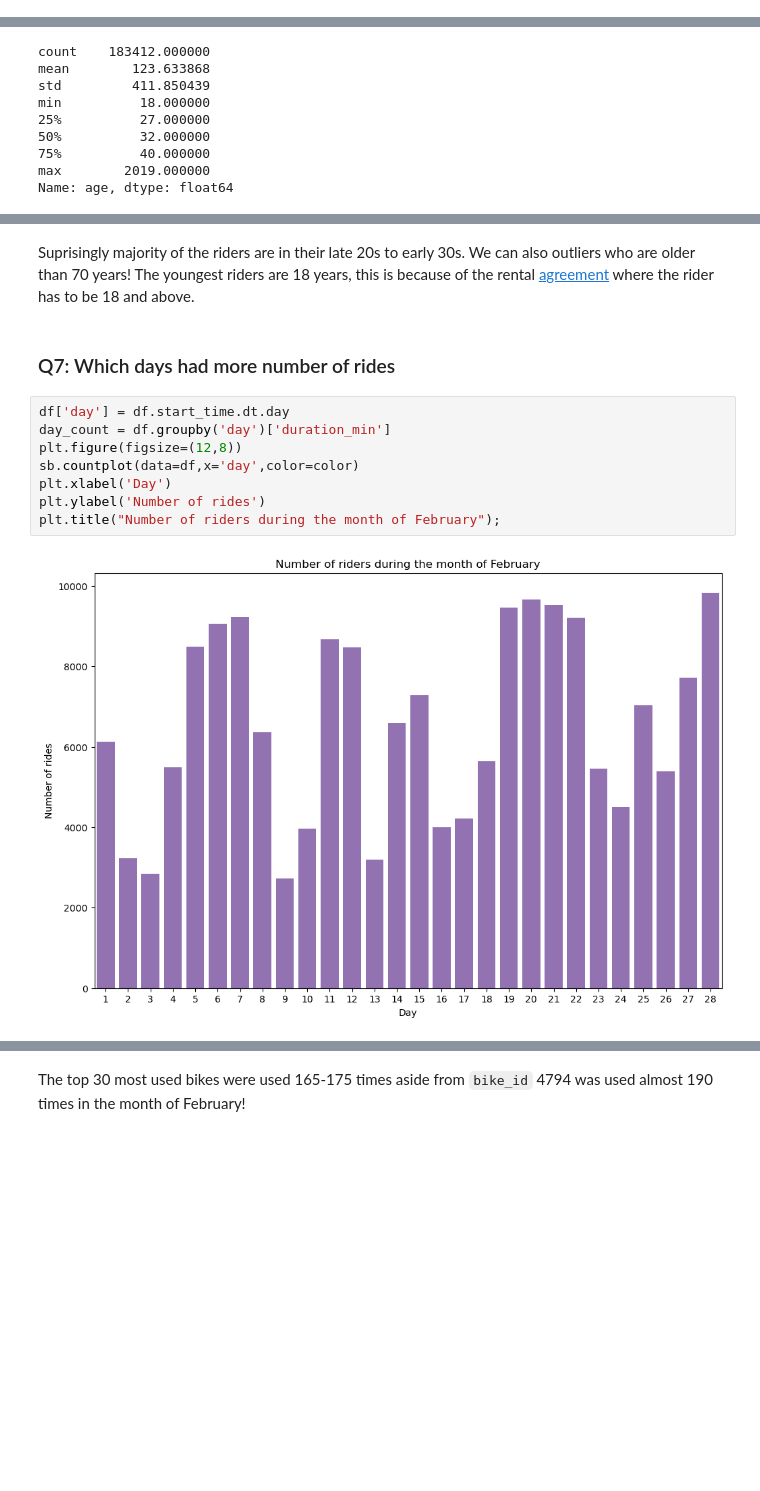
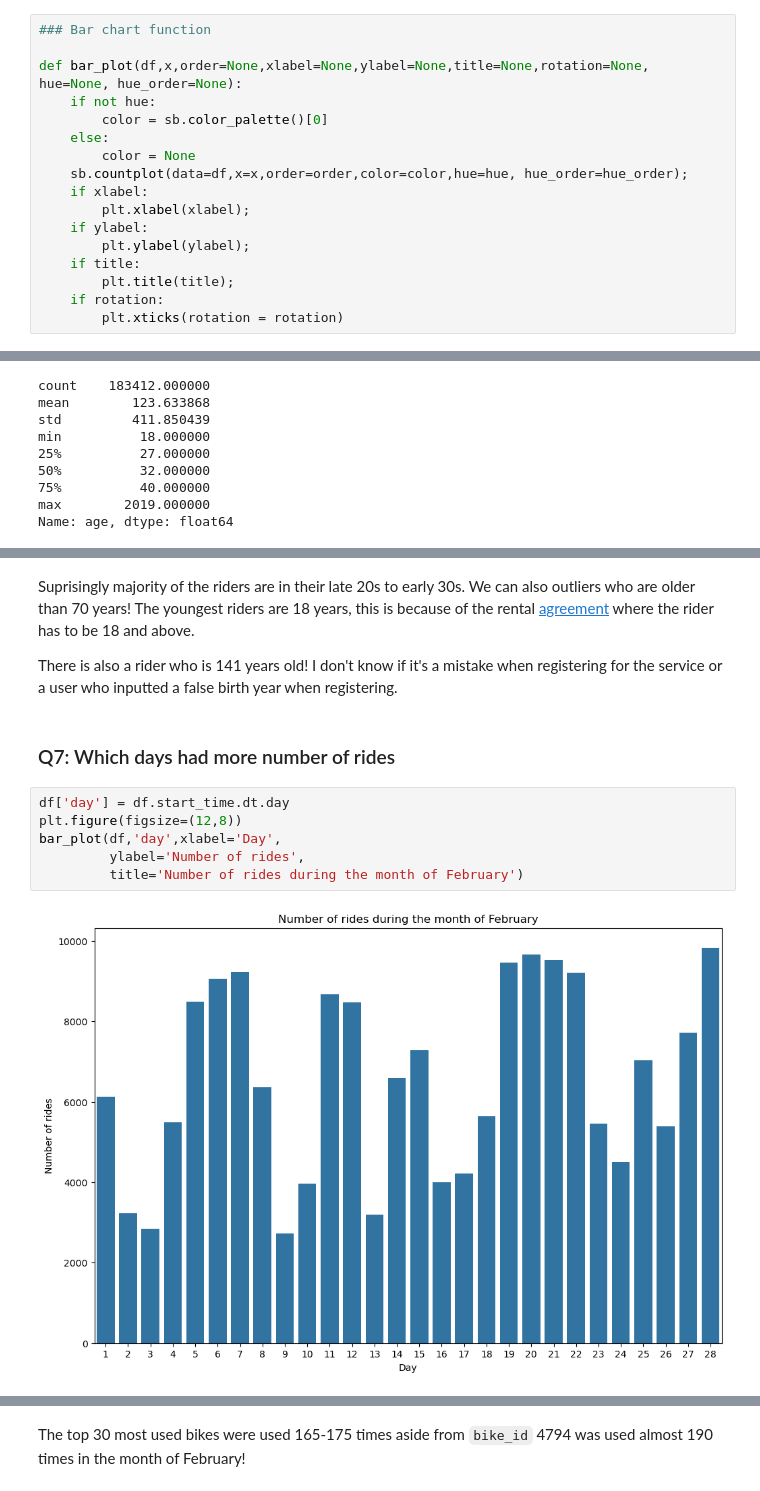
Before and after one commit to NajibAdan/UdacityxALX, a Jupyter notebook: Project_003/Part_I_exploration_template.ipynb, the cells around one changed output, grey strips where cells are left out. Drawn from its saved outputs; the diff is of its cells as text; blank space fills up the shorter version.

```diff
--- a/Project_003/Part_I_exploration_template.ipynb
+++ b/Project_003/Part_I_exploration_template.ipynb
@@ -199,6 +190,23 @@ plt.pie(user_type_counts,labels=user_type_counts.index,startangle = 90, counterc
 [figure]
 # %% [markdown]
 In this dataset subscribers count to 89% of the user base. It makes sense since the price for a memberships during when this data was captured is $15 per month/$149 per year. Compared to day pass tickets which costs $10 per day and single ticket pass which costs $2 per day.
+# %%
+### Bar chart function
+
+def bar_plot(df,x,order=None,xlabel=None,ylabel=None,title=None,rotation=None, hue=None, hue_order=None):
+    if not hue:
+        color = sb.color_palette()[0]
+    else:
+        color = None
+    sb.countplot(data=df,x=x,order=order,color=color,hue=hue, hue_order=hue_order);
+    if xlabel:
+        plt.xlabel(xlabel);
+    if ylabel:
+        plt.ylabel(ylabel);
+    if title:
+        plt.title(title);
+    if rotation:
+        plt.xticks(rotation = rotation)
 # %% [markdown]
 ### Q3: What is the gender distribution in this dataset
 # %%
@@ -289,16 +291,16 @@ plt.xticks(rotation=90);
 # %% [markdown]
 Suprisingly majority of the riders are in their late 20s to early 30s. We can also outliers who are older than 70 years! The youngest riders are 18 years, this is because of the rental [agreement](https://baywheels-assets.s3.amazonaws.com/terms.html) where the rider has to be 18 and above.
+
+There is also a rider who is 141 years old! I don't know if it's a mistake when registering for the service or a user who inputted a false birth year when registering.
 # %% [markdown]
 ### Q7: Which days had more number of rides
 # %%
 df['day'] = df.start_time.dt.day
-day_count = df.groupby('day')['duration_min']
 plt.figure(figsize=(12,8))
-sb.countplot(data=df,x='day',color=color)
-plt.xlabel('Day')
-plt.ylabel('Number of rides')
-plt.title("Number of riders during the month of February");
+bar_plot(df,'day',xlabel='Day',
+         ylabel='Number of rides',
+         title='Number of rides during the month of February')
 # %% [output]
-[figure, old version]
+[figure, new version]
 # %% [markdown]
 We can see a spike of riders on the days 5-7, 11-12, 19-22 and 28. February 9th recorded the lowest number of riders during that month.
```
Also changed, not shown: parts of 51 cells of this notebook, 3 other files.
